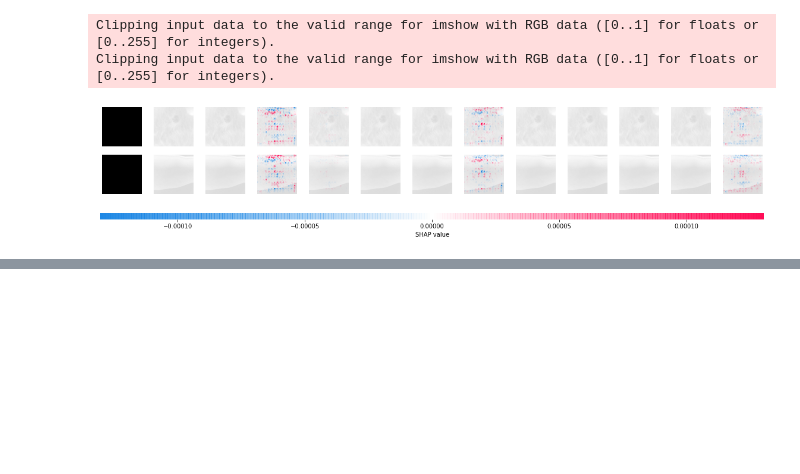
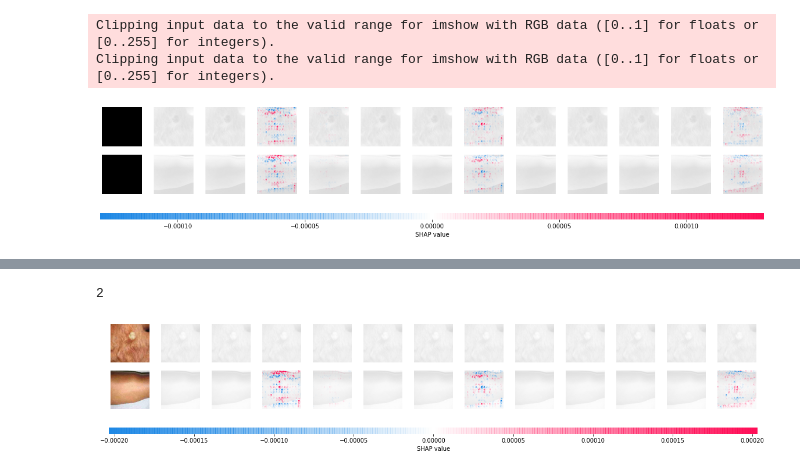
Before and after one commit to matheusherique/XAI, a Jupyter notebook: 6-resnet152-tensorflow-v2.ipynb, the cells around one changed output, grey strips where cells are left out. Saved outputs shown, nothing was run; the diff lists cells and outputs as text; code cells hidden in the pictures; blank space fills up the shorter version.

Commit message:
Shap implementation

```diff
--- a/6-resnet152-tensorflow-v2.ipynb
+++ b/6-resnet152-tensorflow-v2.ipynb
@@ -239,3 +239,5 @@ Clipping input data to the valid range for imshow with RGB data ([0..1] for floa
 [figure]
 # %%
 model.save('model/tensorflow-model-low-test')
+# %%
+new_model = tf.keras.models.load_model('model/tensorflow-model-low-test')
@@ -241,0 +254,22 @@ model.save('model/tensorflow-model-low-test')
+# %%
+from PIL import Image
+from numpy import asarray
+import pandas as pd
+test = pd.read_csv('train.csv',index_col=0)
+print(test.head())
+df_test = pd.DataFrame(test)
+test_dataset_filenames = df_test['id'].values.tolist()
+test_dataset_filenames = test_dataset_filenames[:2]
+
+numpy_images = []
+for image in test_dataset_filenames:
+    print(image)
+    image = Image.open(image)
+    image = asarray(image)
+    print(image.dtype)
+    image = image.astype(np.float32)
+    image /= 255
+    numpy_images.append(image)
+
+x = asarray(numpy_images)
+imshow(numpy_images[0])
@@ -241,0 +289,17 @@ model.save('model/tensorflow-model-low-test')
+# %%
+print(x.shape[0])
+
+background = x[np.random.choice(x.shape[0], 2)]
+
+# explain predictions of the model on four images
+e = shap.DeepExplainer(new_model, background)
+# ...or pass tensors directly
+# e = shap.DeepExplainer((model.layers[0].input, model.layers[-1].output), background)
+# %% [output]
+2
+# %%
+shap_values = e.shap_values(x)
+# %%
+shap.image_plot(shap_values, x)
+# %% [output]
+[figure, added]
```
Also changed, not shown: parts of 3 cells of this notebook.
